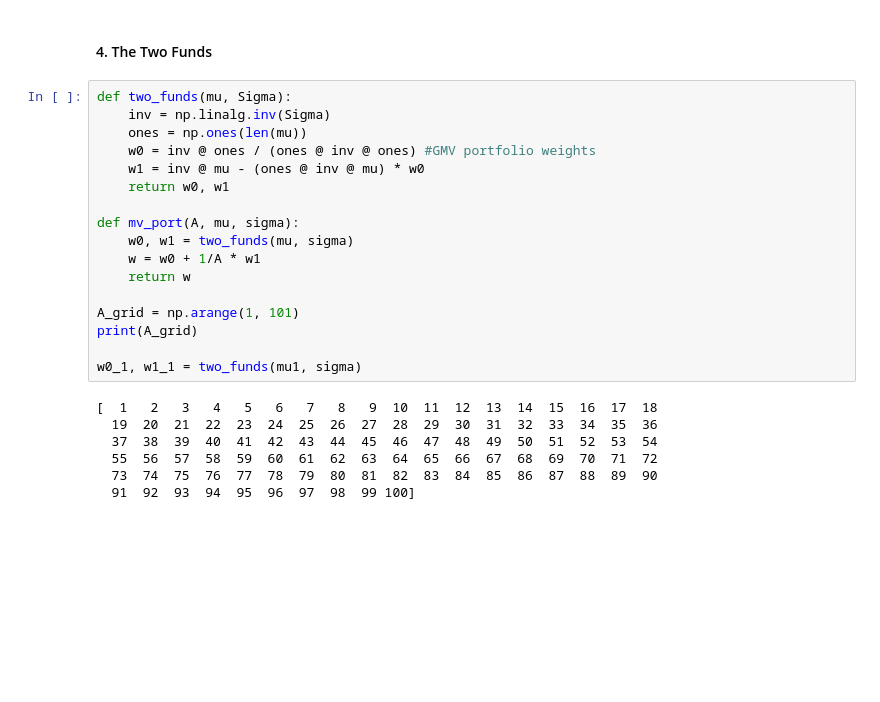
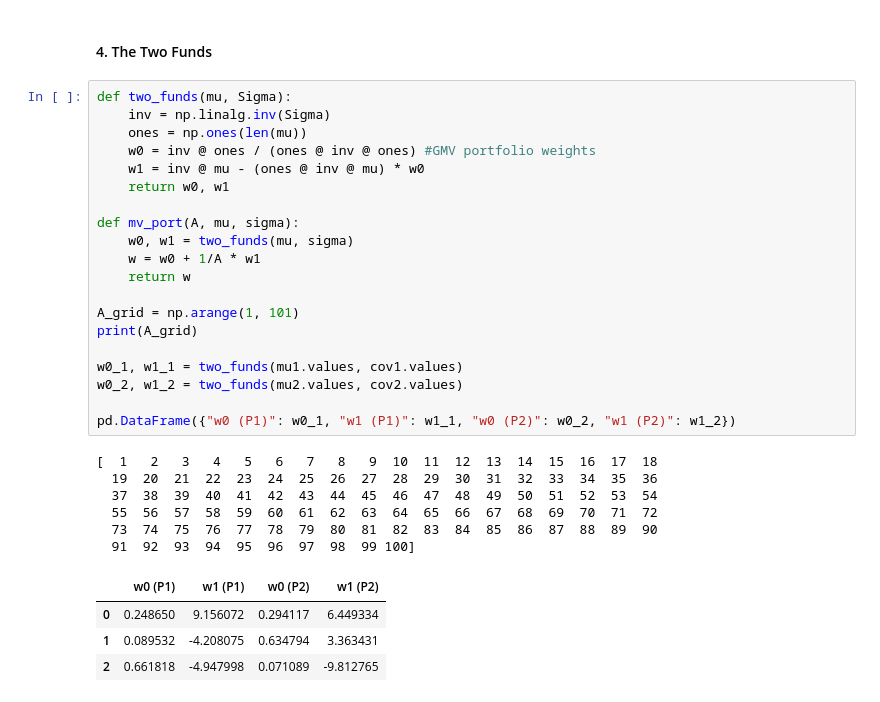
Before and after one commit to ctorello17/Project1, a Jupyter notebook: project1.ipynb, the cells around one changed output. Drawn from its saved outputs; the diff is of its cells as text; blank space fills up the shorter version.

```diff
--- a/project1.ipynb
+++ b/project1.ipynb
@@ -400,24 +400,31 @@ Covariance between FIDSX and FSCPX (Period 2): 0.0021807828705273286
 # %%
 def two_funds(mu, Sigma):
     inv = np.linalg.inv(Sigma)
     ones = np.ones(len(mu))
     w0 = inv @ ones / (ones @ inv @ ones) #GMV portfolio weights
     w1 = inv @ mu - (ones @ inv @ mu) * w0
     return w0, w1
 
 def mv_port(A, mu, sigma):
     w0, w1 = two_funds(mu, sigma)
     w = w0 + 1/A * w1
     return w
 
 A_grid = np.arange(1, 101)
 print(A_grid)
 
-w0_1, w1_1 = two_funds(mu1, sigma)
+w0_1, w1_1 = two_funds(mu1.values, cov1.values)
+w0_2, w1_2 = two_funds(mu2.values, cov2.values)
+
+pd.DataFrame({"w0 (P1)": w0_1, "w1 (P1)": w1_1, "w0 (P2)": w0_2, "w1 (P2)": w1_2})
 # %% [output]
 [  1   2   3   4   5   6   7   8   9  10  11  12  13  14  15  16  17  18
   19  20  21  22  23  24  25  26  27  28  29  30  31  32  33  34  35  36
   37  38  39  40  41  42  43  44  45  46  47  48  49  50  51  52  53  54
   55  56  57  58  59  60  61  62  63  64  65  66  67  68  69  70  71  72
   73  74  75  76  77  78  79  80  81  82  83  84  85  86  87  88  89  90
   91  92  93  94  95  96  97  98  99 100]
+|  | w0 (P1) | w1 (P1) | w0 (P2) | w1 (P2) |
+| 0 | 0.248650 | 9.156072 | 0.294117 | 6.449334 |
+| 1 | 0.089532 | -4.208075 | 0.634794 | 3.363431 |
+| 2 | 0.661818 | -4.947998 | 0.071089 | -9.812765 |
```
